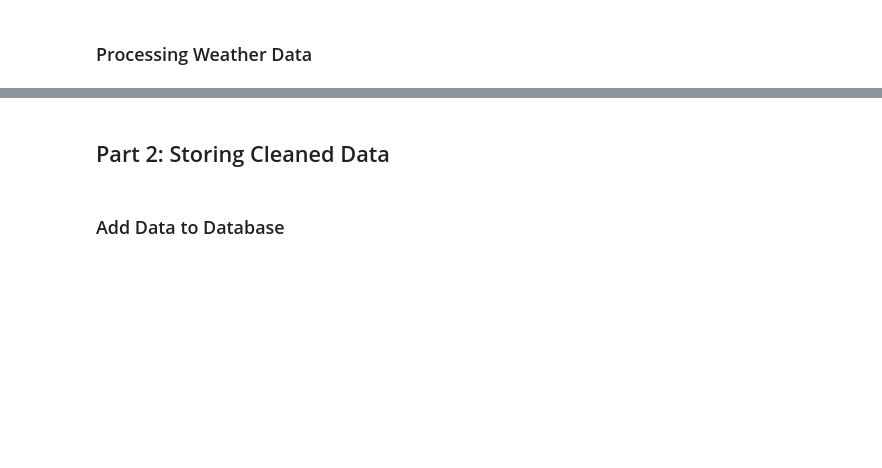
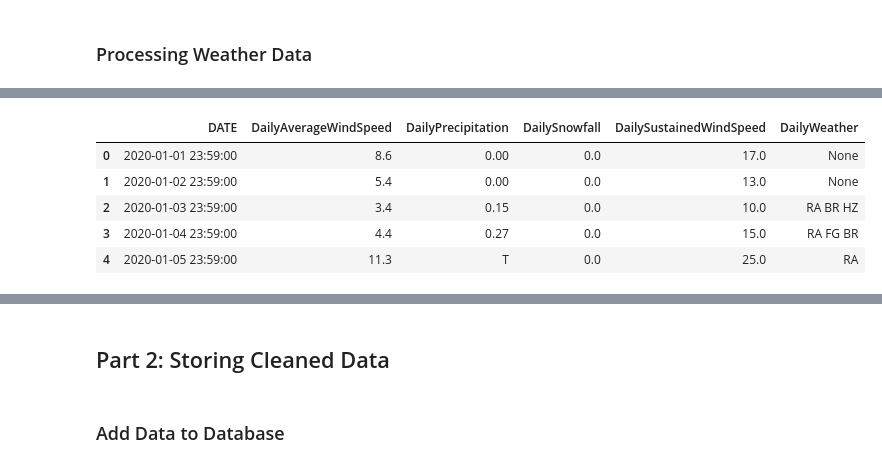
Before and after one commit to Yumingyue17/final-project, a Jupyter notebook: 4501 final project.ipynb, the cells around one changed output, grey strips where cells are left out. Cells and saved outputs as stored; diff of their text form; code cells hidden in the pictures; blank space fills up the shorter version.

Commit message:
Weather data & readme updated
Weather data & readme added

```diff
--- a/4501 final project.ipynb
+++ b/4501 final project.ipynb
@@ -453,0 +469,14 @@ uber_data.describe()
+# %%
+def process_precipitation(group):
+        def safe_float_conversion(x):
+            try:
+                return float(x)
+            except ValueError:
+                return 0
+        if all(x == 'T' for x in group):
+            return 'T'
+        elif 'T' in group.values:
+            numeric_sum = sum(safe_float_conversion(x) for x in group if x not in ['T', np.nan])
+            return numeric_sum if numeric_sum > 0 else 'T'
+        else:
+            return sum(safe_float_conversion(x) for x in group if pd.notna(x))
@@ -453,0 +563,20 @@ uber_data.describe()
+# %%
+def load_and_clean_weather_data():
+    weather_csv_files = get_all_weather_csvs(WEATHER_CSV_DIR)
+
+    hourly_dataframes = []
+    daily_dataframes = []
+
+    for csv_file in weather_csv_files:
+        hourly_dataframe = clean_month_weather_data_hourly(csv_file)
+        daily_dataframe = clean_month_weather_data_daily(csv_file, hourly_dataframe)
+        hourly_dataframes.append(hourly_dataframe)
+        daily_dataframes.append(daily_dataframe)
+
+    # create two dataframes with hourly & daily data from every month
+    hourly_data = pd.concat(hourly_dataframes)
+    daily_data = pd.concat(daily_dataframes)
+
+    return hourly_data, daily_data
+# %%
+hourly_weather_data, daily_weather_data = load_and_clean_weather_data()
@@ -453,0 +634,9 @@ uber_data.describe()
+# %%
+daily_weather_data.head()
+# %% [output]
+|  | DATE | DailyAverageWindSpeed | DailyPrecipitation | DailySnowfall | DailySustainedWindSpeed | DailyWeather |
+| 0 | 2020-01-01 23:59:00 | 8.6 | 0.00 | 0.0 | 17.0 | None |
+| 1 | 2020-01-02 23:59:00 | 5.4 | 0.00 | 0.0 | 13.0 | None |
+| 2 | 2020-01-03 23:59:00 | 3.4 | 0.15 | 0.0 | 10.0 | RA BR HZ |
+| 3 | 2020-01-04 23:59:00 | 4.4 | 0.27 | 0.0 | 15.0 | RA FG BR |
+| 4 | 2020-01-05 23:59:00 | 11.3 | T | 0.0 | 25.0 | RA |
```
Also changed, not shown: parts of 17 cells of this notebook, 1 other file.
